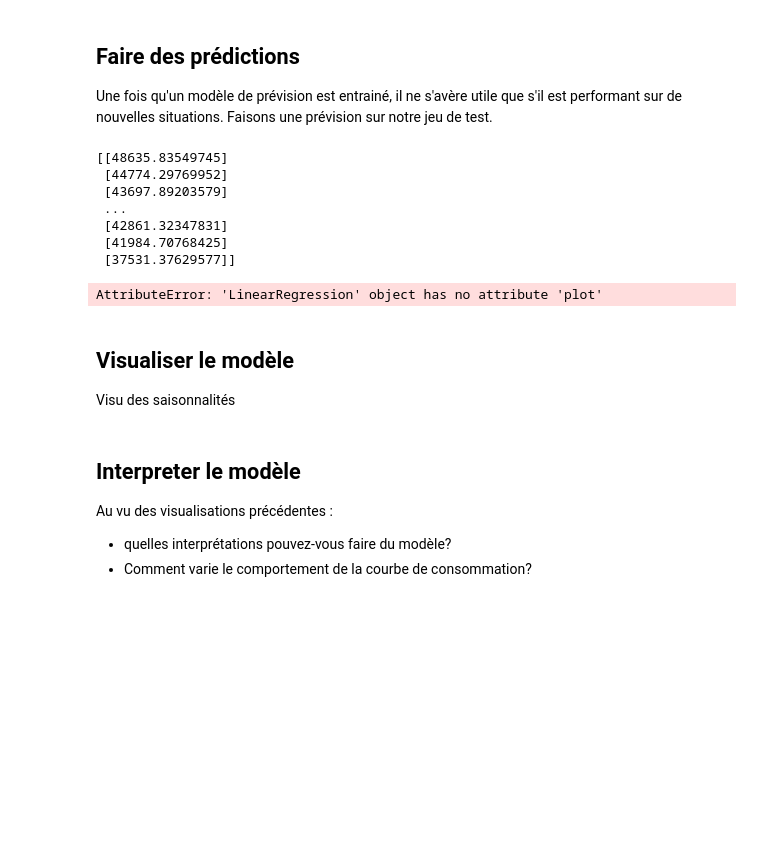
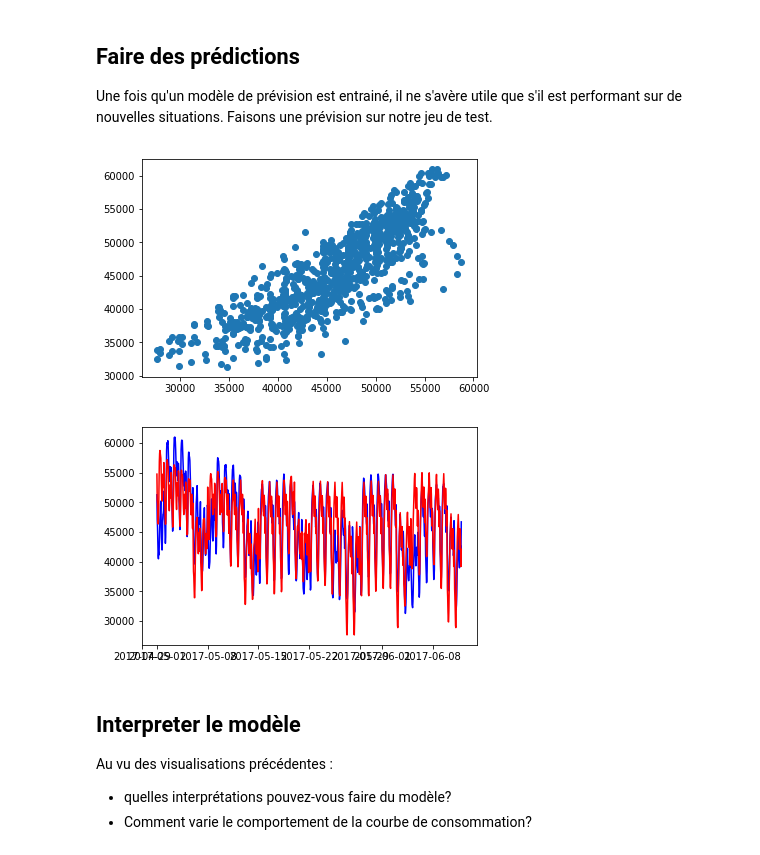
Before and after one commit to marota/TP_Formation_Conso_MachineLearning, a Jupyter notebook: TP1_Machine_learning.ipynb, the cells around one changed output. Cells and saved outputs as stored; diff of their text form; code cells hidden in the pictures; blank space fills up the shorter version.

```diff
--- a/TP1_Machine_learning.ipynb
+++ b/TP1_Machine_learning.ipynb
@@ -622,3 +604,9 @@ Xinput = Xinput.drop(['holiday'], axis = 1)
+# %%
+threshold_temperature_heat = 15
+threshold_temperature_cool = 18
+
+Xinput['temp_prev_with_threshold_heat'] = np.maximum(0, threshold_temperature_heat - Xinput['FranceTh_prev'].values)
+Xinput['temp_prev_with_threshold_cool'] = np.maximum(0, Xinput['FranceTh_prev'].values - threshold_temperature_cool)
 # %%
 #affichage de toutes les variables de base
 list(Xinput) #list plutôt que print pour avoir la liste complète
@@ -708,3 +678,8 @@ list(colsLR)
+# %%
+colsLR_simple = np.concatenate(([s for s in XinputTrain.columns.get_values() if 'temp_prev_with_' in s], colsToKeepHour, colsToKeepWeekday, colsToKeepMonth))
+
+mTrain = linear_model.LinearRegression(fit_intercept = False)
 # %%
-mTrain.fit(XinputTrain[colsLR], YconsoTrain[['y']])
+mTrain.fit(XinputTrain[colsLR_simple], YconsoTrain[['y']])
+print('Coefficients: \n', mTrain.coef_)
 # %% [output]
@@ -714,28 +698,5 @@ LinearRegression(copy_X=True, fit_intercept=True, n_jobs=None,
 ## Faire des prédictions
 Une fois qu'un modèle de prévision est entrainé, il ne s'avère utile que s'il est performant sur de nouvelles situations. Faisons une prévision sur notre jeu de test.
 # %%
-forecastTest = mTrain.predict(XinputTest[colsLR])
-forecastTrain = mTrain.predict(XinputTrain[colsLR])
+forecastTest = np.concatenate(mTrain.predict(XinputTest[colsLR_simple]))
+forecastTrain = np.concatenate(mTrain.predict(XinputTrain[colsLR_simple]))
-# %%
-print(forecastTest)
-# %% [output]
-[[48635.83549745]
- [44774.29769952]
- [43697.89203579]
- ...
- [42861.32347831]
- [41984.70768425]
- [37531.37629577]]
-# %%
-# on visualise nos previsions avec incertitudes
-dateavantRupture = dateRupture - pd.Timedelta('30 days')  # pour visualiser aussi les réalisations d'avant
-
-
-mTrain.plot(forecastTest)
-
-plt.show()
-# %% [output]
-AttributeError: 'LinearRegression' object has no attribute 'plot'
-# %% [markdown]
-## Visualiser le modèle
-Visu des saisonnalités
@@ -747,3 +703,14 @@ plt.show()
+# %%
+# on visualise nos previsions
+
+plt.scatter(forecastTest, YconsoTest[['y']])
+plt.show()
+
+plt.plot(YconsoTest['ds'], YconsoTest['y'], 'b', YconsoTest['ds'], forecastTest, 'r')
+plt.show()
+# %% [output]
+[figure, added]
+[figure, added]
 # %% [markdown]
 ## Interpreter le modèle
 Au vu des visualisations précédentes :
```
Also changed, not shown: parts of 37 cells of this notebook, 1 other file.
